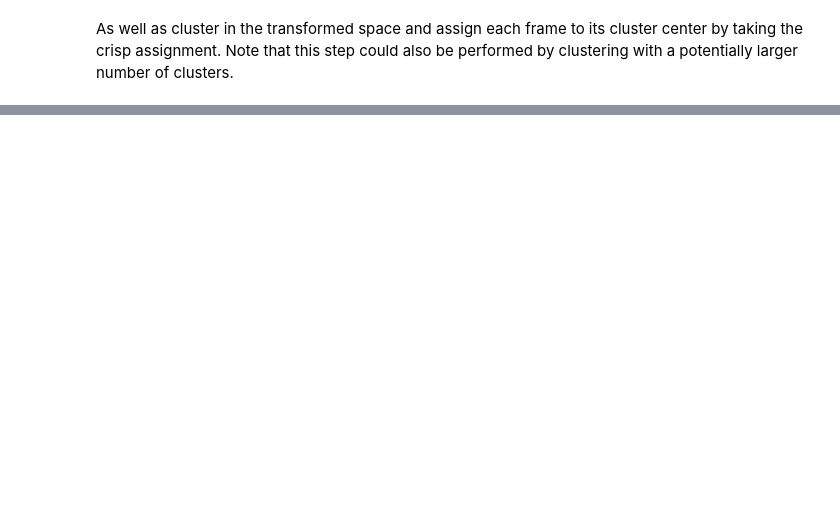
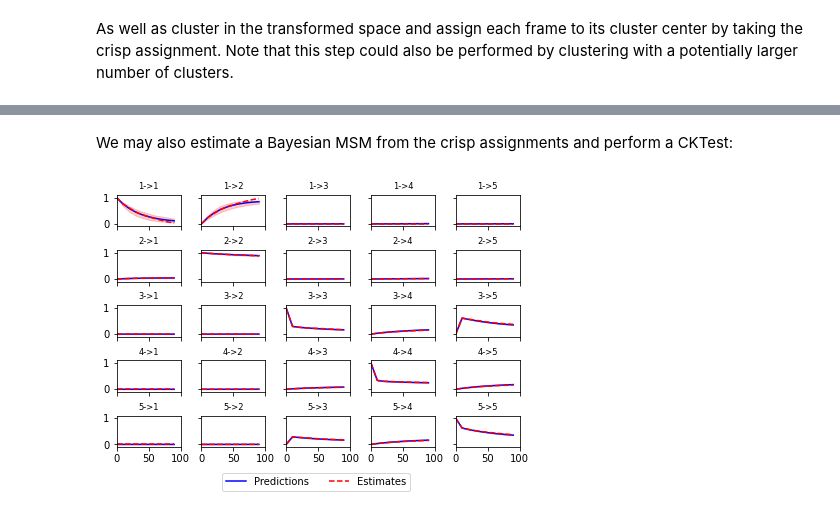
Before and after one commit to deeptime-ml/deeptime-notebooks, a Jupyter notebook: examples/ala2-example.ipynb, the cells around one changed output, grey strips where cells are left out. Cells and saved outputs as stored; diff of their text form; code cells hidden in the pictures; blank space fills up the shorter version.

```diff
--- a/examples/ala2-example.ipynb
+++ b/examples/ala2-example.ipynb
@@ -143,0 +197,32 @@ plt.title('Transformed state assignments');
+# %% [markdown]
+We may also estimate a Bayesian MSM from the crisp assignments and perform a CKTest:
+# %%
+from deeptime.markov import TransitionCountEstimator
+from deeptime.markov.msm import BayesianMSM
+
+counts = TransitionCountEstimator(lagtime=10, count_mode='effective').fit(assignments).fetch_model()
+bmsm = BayesianMSM().fit(counts)
+
+validator = bmsm.chapman_kolmogorov_validator(n_metastable_sets=6, mlags=10)
+cktest = validator.fit(assignments, progress=tqdm).fetch_model()
+
+n_states = len(vamp.singular_values)
+
+tau = cktest.lagtimes[1]
+steps = len(cktest.lagtimes)
+fig, ax = plt.subplots(n_states, n_states, sharex=True, sharey=True, constrained_layout=True)
+for i in range(n_states):
+    for j in range(n_states):
+        pred = ax[i][j].plot(cktest.lagtimes, cktest.predictions[:, i, j], color='b')
+        est = ax[i][j].plot(cktest.lagtimes, cktest.estimates[:, i, j], color='r', linestyle='--')
+        ax[i][j].set_title(str(i+1)+ '->' +str(j+1),
+                                       fontsize='small')
+        ax[i][j].fill_between(cktest.lagtimes, cktest.predictions_conf[0][:, i, j],
+                              cktest.predictions_conf[1][:, i, j], color='r', alpha=0.2)
+ax[0][0].set_ylim((-0.1,1.1));
+ax[0][0].set_xlim((0, steps*tau));
+ax[0][0].axes.get_xaxis().set_ticks(np.round(np.linspace(0, steps*tau, 3)));
+fig.legend([pred[0], est[0]], ["Predictions", "Estimates"], 'lower center', ncol=2,
+           bbox_to_anchor=(0.5, -0.1));
+# %% [output]
+[figure, added]
```
Also changed, not shown: parts of 15 cells of this notebook.
